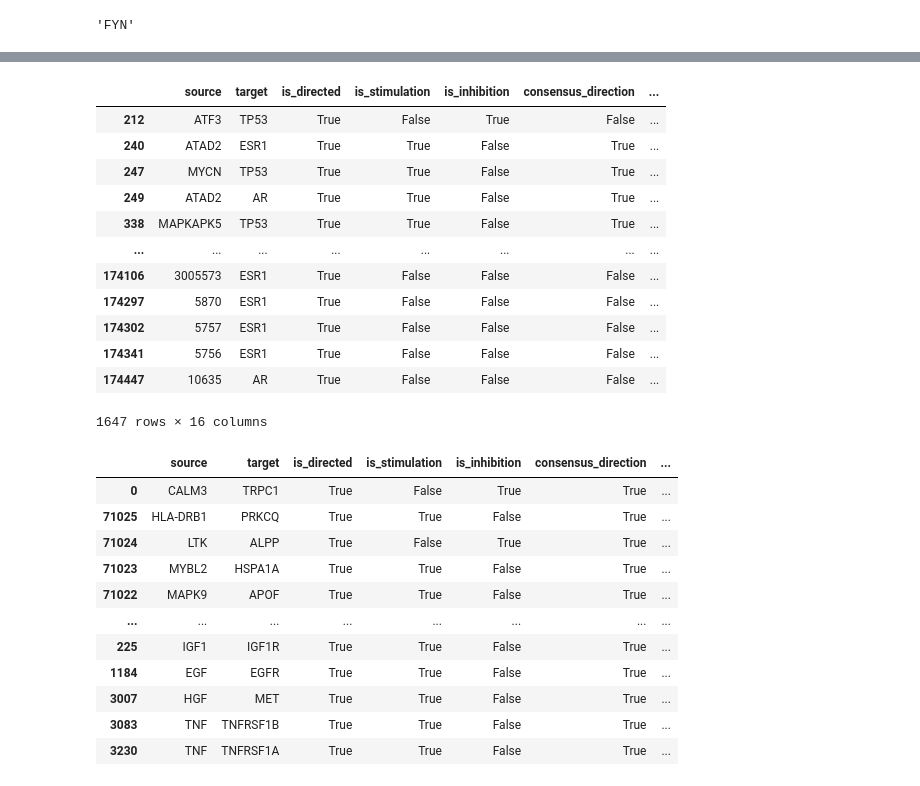
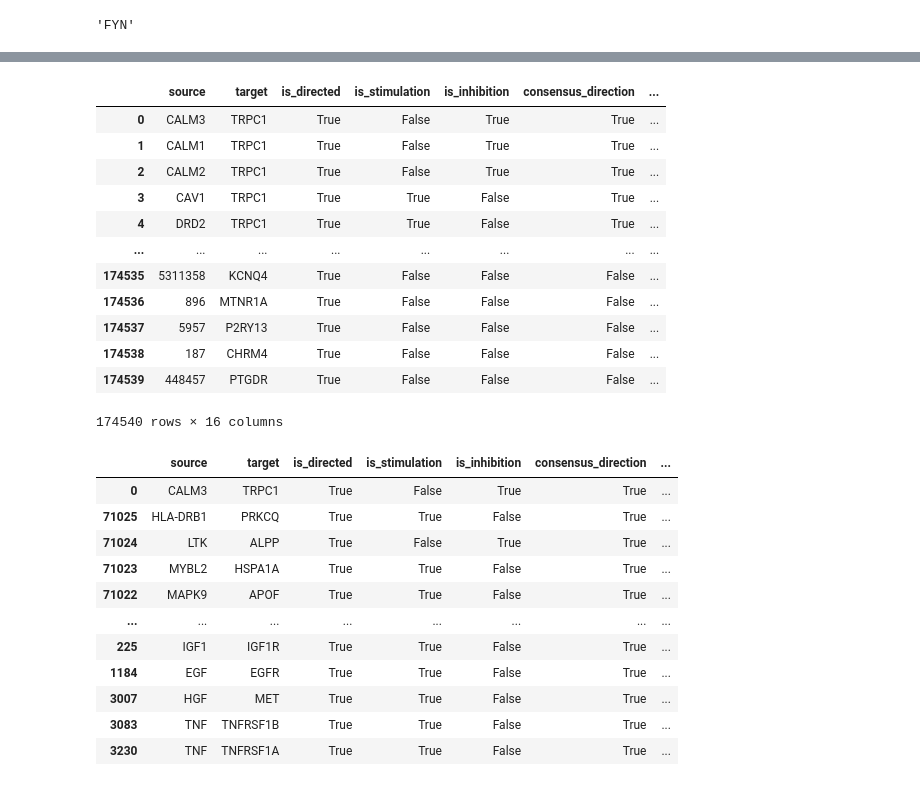
Before and after one commit to theGreen-Coder/Analysis-of-scRNA-Sequencing-Data, a Jupyter notebook: 一OmniPath/testNetworkXOminPath.ipynb, the cells around one changed output, grey strips where cells are left out. Saved outputs shown, nothing was run; the diff lists cells and outputs as text; code cells hidden in the pictures.

Commit message:
OmniPath Update Gene2Protein2Gene

```diff
--- a/一OmniPath/testNetworkXOminPath.ipynb
+++ b/一OmniPath/testNetworkXOminPath.ipynb
@@ -218,19 +170,21 @@ See the caveats in the documentation: https://pandas.pydata.org/pandas-docs/stab
-# %%
-fallInteractions
-# %% [output]
-|  | source | target | is_directed | is_stimulation | is_inhibition | consensus_direction | ... |
-| 212 | ATF3 | TP53 | True | False | True | False | ... |
-| 240 | ATAD2 | ESR1 | True | True | False | True | ... |
-| 247 | MYCN | TP53 | True | True | False | True | ... |
-| 249 | ATAD2 | AR | True | True | False | True | ... |
-| 338 | MAPKAPK5 | TP53 | True | True | False | True | ... |
-| ... | ... | ... | ... | ... | ... | ... | ... |
-| 174106 | 3005573 | ESR1 | True | False | False | False | ... |
-| 174297 | 5870 | ESR1 | True | False | False | False | ... |
-| 174302 | 5757 | ESR1 | True | False | False | False | ... |
-| 174341 | 5756 | ESR1 | True | False | False | False | ... |
-| 174447 | 10635 | AR | True | False | False | False | ... |
-1647 rows × 16 columns
+# %%
+transAllInteractions = transformToGeneDF(allInteractions)
+# %%
+transAllInteractions
+# %% [output]
+|  | source | target | is_directed | is_stimulation | is_inhibition | consensus_direction | ... |
+| 0 | CALM3 | TRPC1 | True | False | True | True | ... |
+| 1 | CALM1 | TRPC1 | True | False | True | True | ... |
+| 2 | CALM2 | TRPC1 | True | False | True | True | ... |
+| 3 | CAV1 | TRPC1 | True | True | False | True | ... |
+| 4 | DRD2 | TRPC1 | True | True | False | True | ... |
+| ... | ... | ... | ... | ... | ... | ... | ... |
+| 174535 | 5311358 | KCNQ4 | True | False | False | False | ... |
+| 174536 | 896 | MTNR1A | True | False | False | False | ... |
+| 174537 | 5957 | P2RY13 | True | False | False | False | ... |
+| 174538 | 187 | CHRM4 | True | False | False | False | ... |
+| 174539 | 448457 | PTGDR | True | False | False | False | ... |
+174540 rows × 16 columns
 # %%
 allInteractions.sort_values(by=['n_sources'])
 # %% [output]
```
Also changed, not shown: parts of 11 cells of this notebook, 21 other files.
